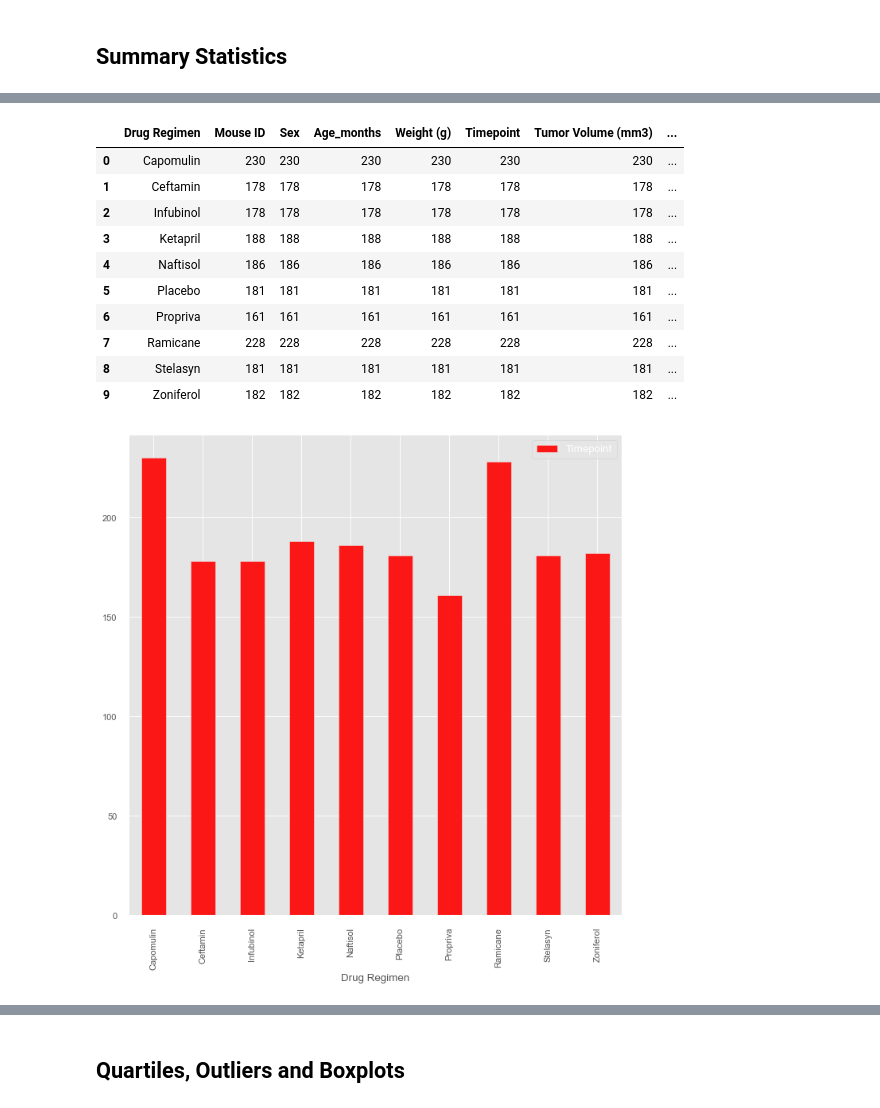
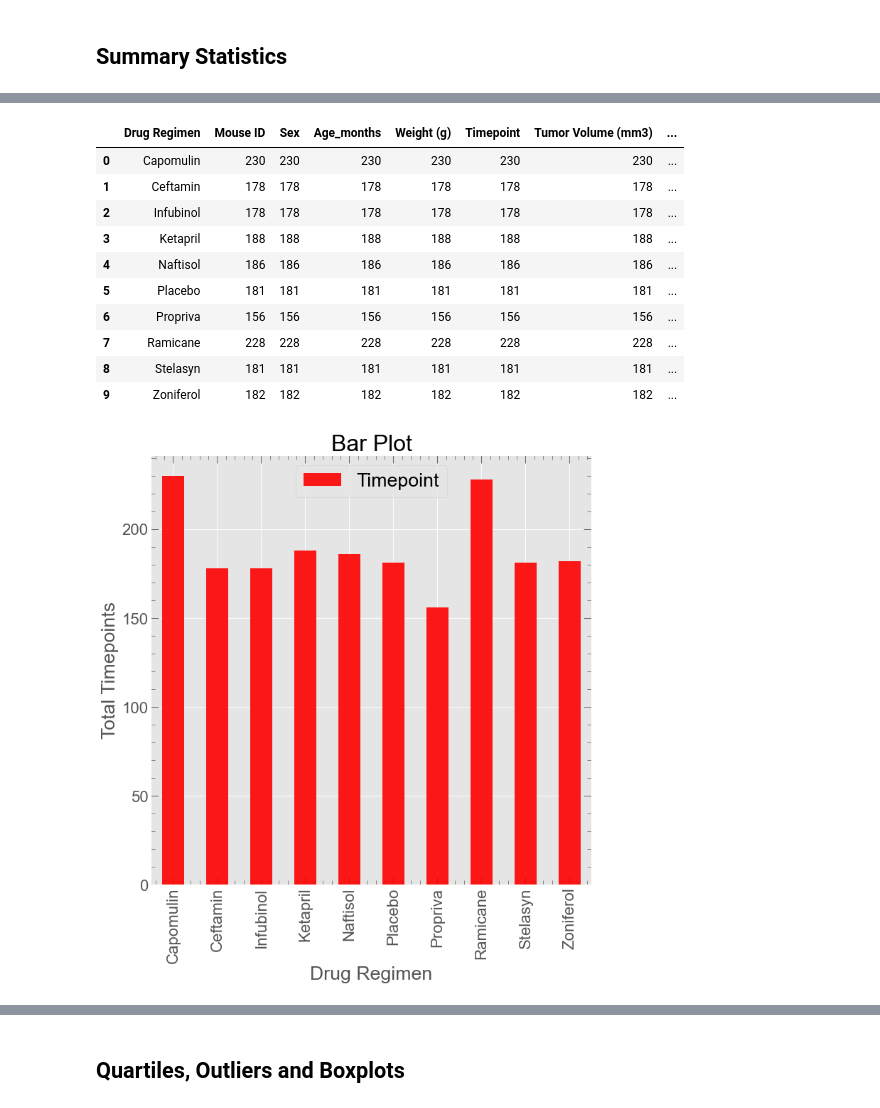
Before and after one commit to pandeysudip/Pharmaceutical-Data-Visulization, a Jupyter notebook: pymaceutical.ipynb, the cells around one changed output, grey strips where cells are left out. Saved outputs shown, nothing was run; the diff lists cells and outputs as text; code cells hidden in the pictures.

```diff
--- a/pymaceutical.ipynb
+++ b/pymaceutical.ipynb
@@ -11,7 +11,7 @@ import scipy.stats as st
 import os
 # %%
 #setting background of figure black
-plt.style.use('dark_background')
+plt.style.use('ggplot')
 # %%
 #Set Fonts/Plot Style
 rcParams['figure.figsize'] = [12.0, 10.0]
@@ -293,5 +287,5 @@ df_combined.duplicated(subset=['Mouse ID']).sum()
 # %%
 # Create a clean DataFrame by dropping the duplicate mouse by its ID.
-df_filter=df_combined.drop_duplicates(subset=['Mouse ID'])
+df_combined=df_combined.drop_duplicates(subset=['Mouse ID', 'Timepoint'])
 # %%
 # Checking the number of mice in the clean DataFrame.
@@ -373,17 +368,18 @@ df_time
 | 3 | Ketapril | 188 | 188 | 188 | 188 | 188 | 188 | ... |
 | 4 | Naftisol | 186 | 186 | 186 | 186 | 186 | 186 | ... |
 | 5 | Placebo | 181 | 181 | 181 | 181 | 181 | 181 | ... |
-| 6 | Propriva | 161 | 161 | 161 | 161 | 161 | 161 | ... |
+| 6 | Propriva | 156 | 156 | 156 | 156 | 156 | 156 | ... |
 | 7 | Ramicane | 228 | 228 | 228 | 228 | 228 | 228 | ... |
 | 8 | Stelasyn | 181 | 181 | 181 | 181 | 181 | 181 | ... |
 | 9 | Zoniferol | 182 | 182 | 182 | 182 | 182 | 182 | ... |
 # %%
 # Generate a bar plot showing the total number of timepoints for all mice tested for each drug regimen using Pandas.
 fig, ax=plt.subplots(figsize=(10,10))
 df_time.plot(x='Drug Regimen', y='Timepoint',kind='bar',color='red', alpha=0.9, align='center', ax=ax)
+ax.set(xlabel="Drug Regimen", ylabel="Total Timepoints", title= "Bar Plot")
 plt.show()
 # %% [output]
-[figure, old version]
+[figure, new version]
 # %%
 fig, ax=plt.subplots(figsize=(10,10))
 sns.barplot(x='Drug Regimen', y='Timepoint',
```
Also changed, not shown: parts of 39 cells of this notebook.
